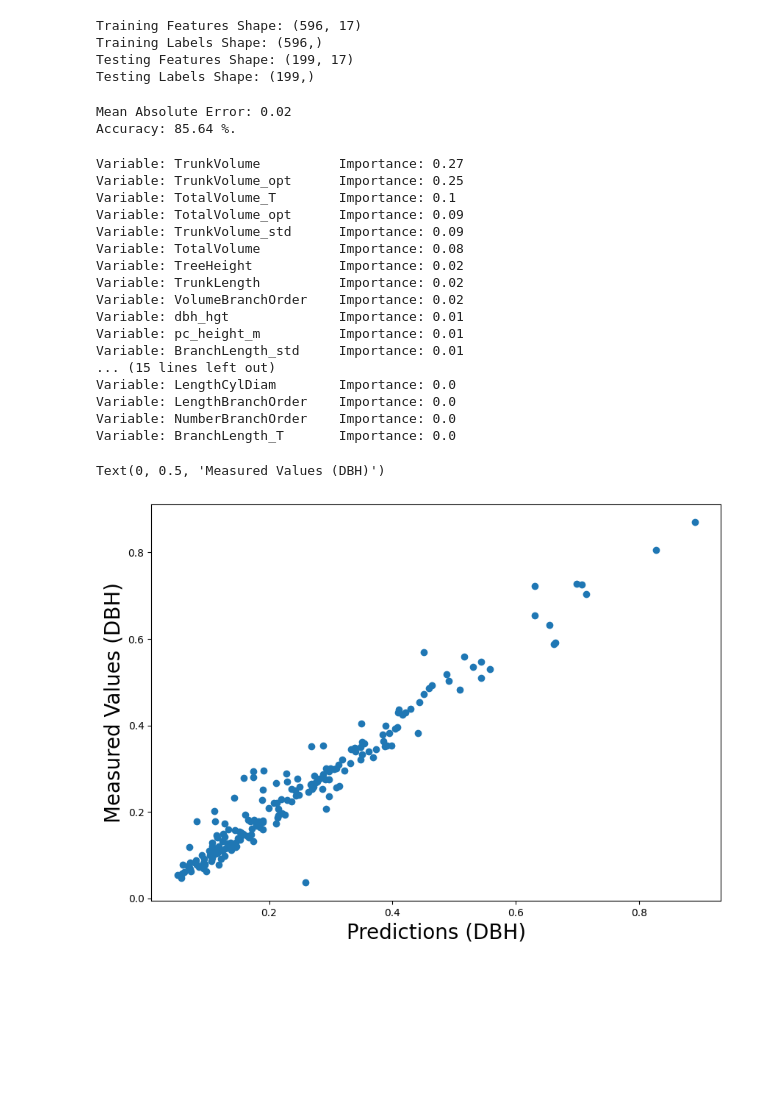
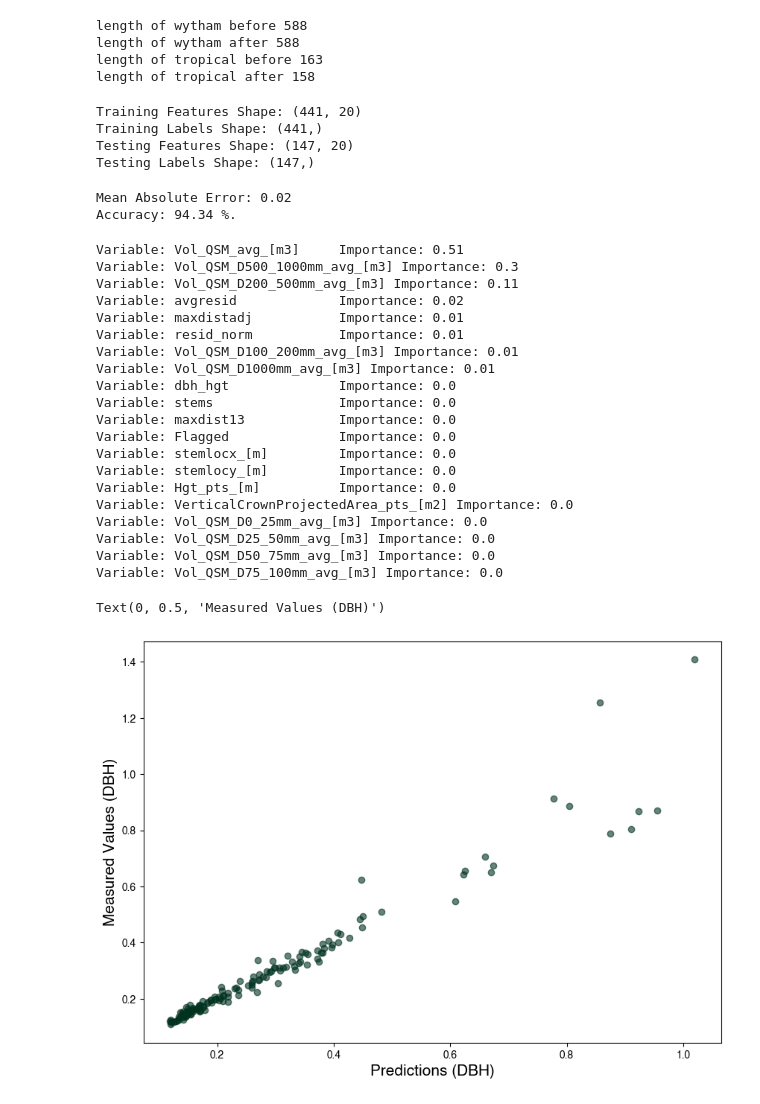
Before and after one commit to sabinenix/CloudDBH, a Jupyter notebook: PredictDBH.ipynb, the cells around one changed output. Saved outputs shown, nothing was run; the diff lists cells and outputs as text; code cells hidden in the pictures; blank space fills up the shorter version.

```diff
--- a/PredictDBH.ipynb
+++ b/PredictDBH.ipynb
@@ -65,7 +65,7 @@ wytham_ms_dbh = wytham_ms_dbh[wytham_ms_dbh['dbhadj'] > 0.1]
 wytham_dbh = pd.concat([wytham_ss_dbh, wytham_ms_dbh])
 
 # merge dbh and qsm datasets
-wytham = wytham_dbh.merge(wytham_qsm, on ='TLS_ID')
+wytham = wytham_dbh.merge(wytham_qsm, on ='TLS_ID').dropna(axis=0)
 
 # make tropical qsm dataset
 trop_qsm = pd.read_csv(trop_qsm_path)
@@ -109,3 +120,17 @@ Text(0, 0.5, 'DBH from TLS')
+# %%
+# drop flagged trees
+print(f'length of wytham before {len(wytham)}')
+wytham  = wytham[wytham['Flagged']==0]
+print(f'length of wytham after {len(wytham)}')
+
+print(f'length of tropical before {len(tropical)}')
+tropical  = tropical[tropical['Flagged']==0]
+print(f'length of tropical after {len(tropical)}')
+# %% [output]
+length of wytham before 588
+length of wytham after 588
+length of tropical before 163
+length of tropical after 158
 # %%
 #https://towardsdatascience.com/random-forest-in-python-24d0893d51c0
 
@@ -113,8 +138,8 @@ Text(0, 0.5, 'DBH from TLS')
 labels = np.array(wytham['dbhadj'])
 
 # Remove the labels from the features (axis 1 refers to the columns)
-features = wytham.drop(['TLS_ID','dbhadj', 'dbh13', 'DBH_TLS_[m]'], axis = 1)
-#features = tropical.drop(['TLS_ID','dbhadj', 'dbh13', 'DBHqsm', 'DBHcyl'], axis = 1)
+features = wytham.drop(['TLS_ID','dbhadj', 'dbh13', 'DBH_TLS_[m]', 'dbhcirc'], axis = 1)
+#features = tropical.drop(['TLS_ID','dbhadj', 'dbh13', 'DBHqsm', 'DBHcyl', 'dbhcirc'], axis = 1)
 
 # Saving feature names for later use
 feature_list = list(features.columns)
@@ -134,10 +157,10 @@ print('Training Labels Shape:', train_labels.shape)
 print('Testing Features Shape:', test_features.shape)
 print('Testing Labels Shape:', test_labels.shape)
 # %% [output]
-Training Features Shape: (596, 17)
-Training Labels Shape: (596,)
-Testing Features Shape: (199, 17)
-Testing Labels Shape: (199,)
+Training Features Shape: (441, 20)
+Training Labels Shape: (441,)
+Testing Features Shape: (147, 20)
+Testing Labels Shape: (147,)
 # %%
 # Import the model we are using
 from sklearn.ensemble import RandomForestRegressor
@@ -160,7 +183,7 @@ accuracy = 100 - np.mean(mape)
 print('Accuracy:', round(accuracy, 2), '%.')
 # %% [output]
 Mean Absolute Error: 0.02
-Accuracy: 85.64 %.
+Accuracy: 94.34 %.
 # %%
 # Get numerical feature importances
 importances = list(rf.feature_importances_)
@@ -171,34 +194,37 @@ feature_importances = sorted(feature_importances, key = lambda x: x[1], reverse
 # Print out the feature and importances
 [print('Variable: {:20} Importance: {}'.format(*pair)) for pair in feature_importances];
 # %% [output]
-Variable: TrunkVolume          Importance: 0.27
-Variable: TrunkVolume_opt      Importance: 0.25
-Variable: TotalVolume_T        Importance: 0.1
-Variable: TotalVolume_opt      Importance: 0.09
-Variable: TrunkVolume_std      Importance: 0.09
-Variable: TotalVolume          Importance: 0.08
-Variable: TreeHeight           Importance: 0.02
-Variable: TrunkLength          Importance: 0.02
-Variable: VolumeBranchOrder    Importance: 0.02
-Variable: dbh_hgt              Importance: 0.01
-Variable: pc_height_m          Importance: 0.01
-Variable: BranchLength_std     Importance: 0.01
-... (15 lines left out)
-Variable: LengthCylDiam        Importance: 0.0
-Variable: LengthBranchOrder    Importance: 0.0
-Variable: NumberBranchOrder    Importance: 0.0
-Variable: BranchLength_T       Importance: 0.0
+Variable: Vol_QSM_avg_[m3]     Importance: 0.51
+Variable: Vol_QSM_D500_1000mm_avg_[m3] Importance: 0.3
+Variable: Vol_QSM_D200_500mm_avg_[m3] Importance: 0.11
+Variable: avgresid             Importance: 0.02
+Variable: maxdistadj           Importance: 0.01
+Variable: resid_norm           Importance: 0.01
+Variable: Vol_QSM_D100_200mm_avg_[m3] Importance: 0.01
+Variable: Vol_QSM_D1000mm_avg_[m3] Importance: 0.01
+Variable: dbh_hgt              Importance: 0.0
+Variable: stems                Importance: 0.0
+Variable: maxdist13            Importance: 0.0
+Variable: Flagged              Importance: 0.0
+Variable: stemlocx_[m]         Importance: 0.0
+Variable: stemlocy_[m]         Importance: 0.0
+Variable: Hgt_pts_[m]          Importance: 0.0
+Variable: VerticalCrownProjectedArea_pts_[m2] Importance: 0.0
+Variable: Vol_QSM_D0_25mm_avg_[m3] Importance: 0.0
+Variable: Vol_QSM_D25_50mm_avg_[m3] Importance: 0.0
+Variable: Vol_QSM_D50_75mm_avg_[m3] Importance: 0.0
+Variable: Vol_QSM_D75_100mm_avg_[m3] Importance: 0.0
 # %%
 #rf_results = pd.DataFrame(mape, predictions, test_labels)
 
 rf_results = pd.DataFrame({'mape': mape, 'errors': errors,'predictions': predictions, 'test_labels': test_labels}, columns=['mape', 'errors', 'predictions', 'test_labels'])
 
 plt.figure(figsize=(10,7))
-plt.scatter(rf_results['predictions'], rf_results['test_labels'])
-plt.xlabel('Predictions (DBH)', fontsize=20)
-plt.ylabel('Measured Values (DBH)', fontsize=20)
+plt.scatter(rf_results['predictions'], rf_results['test_labels'], color='#013220', alpha=0.6)
+plt.xlabel('Predictions (DBH)', fontsize=15)
+plt.ylabel('Measured Values (DBH)', fontsize=15)
 # %% [output]
 Text(0, 0.5, 'Measured Values (DBH)')
-[figure, old version]
+[figure, new version]
 # %%
 plt.figure(figsize=(10,7))
```
Also changed, not shown: parts of 7 cells of this notebook.
